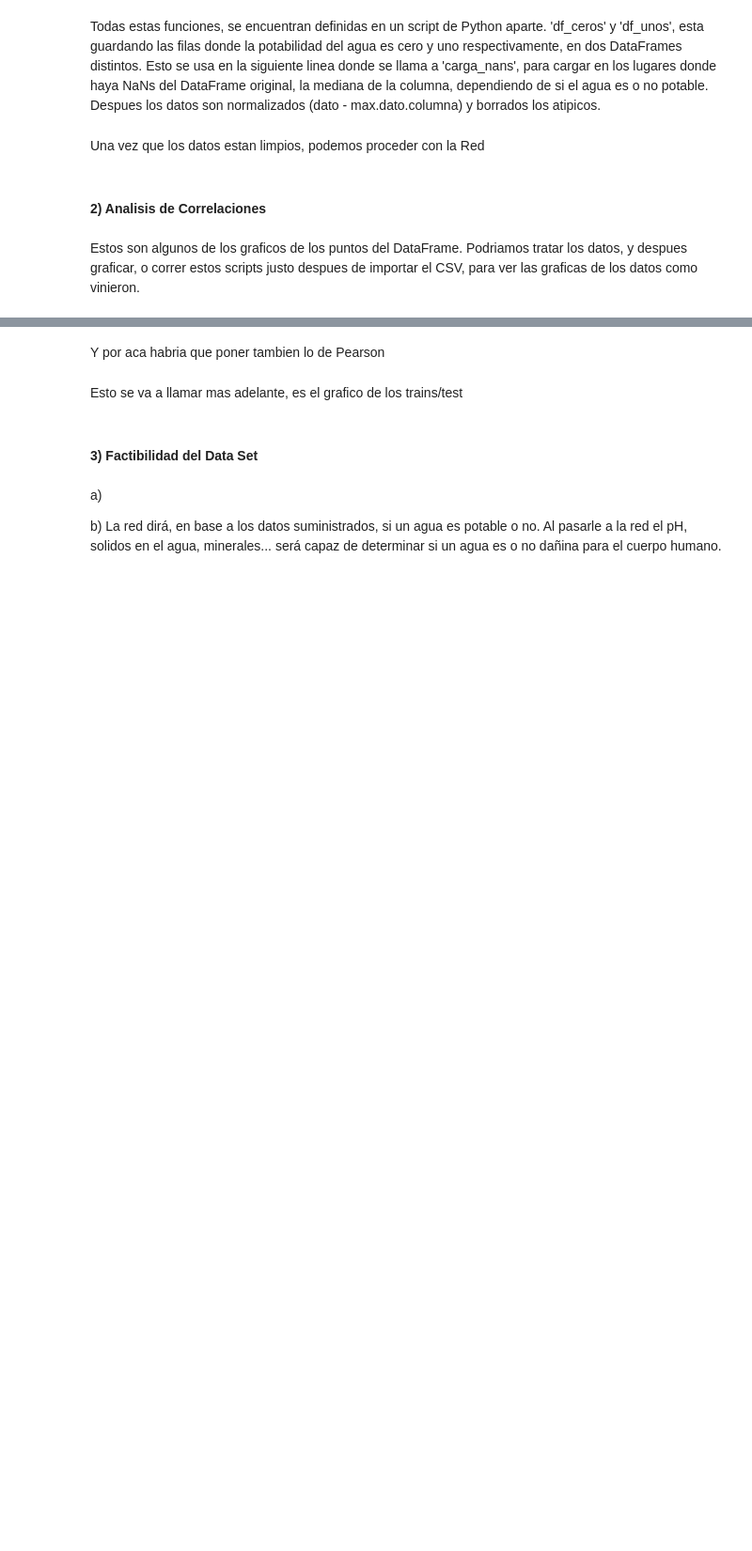
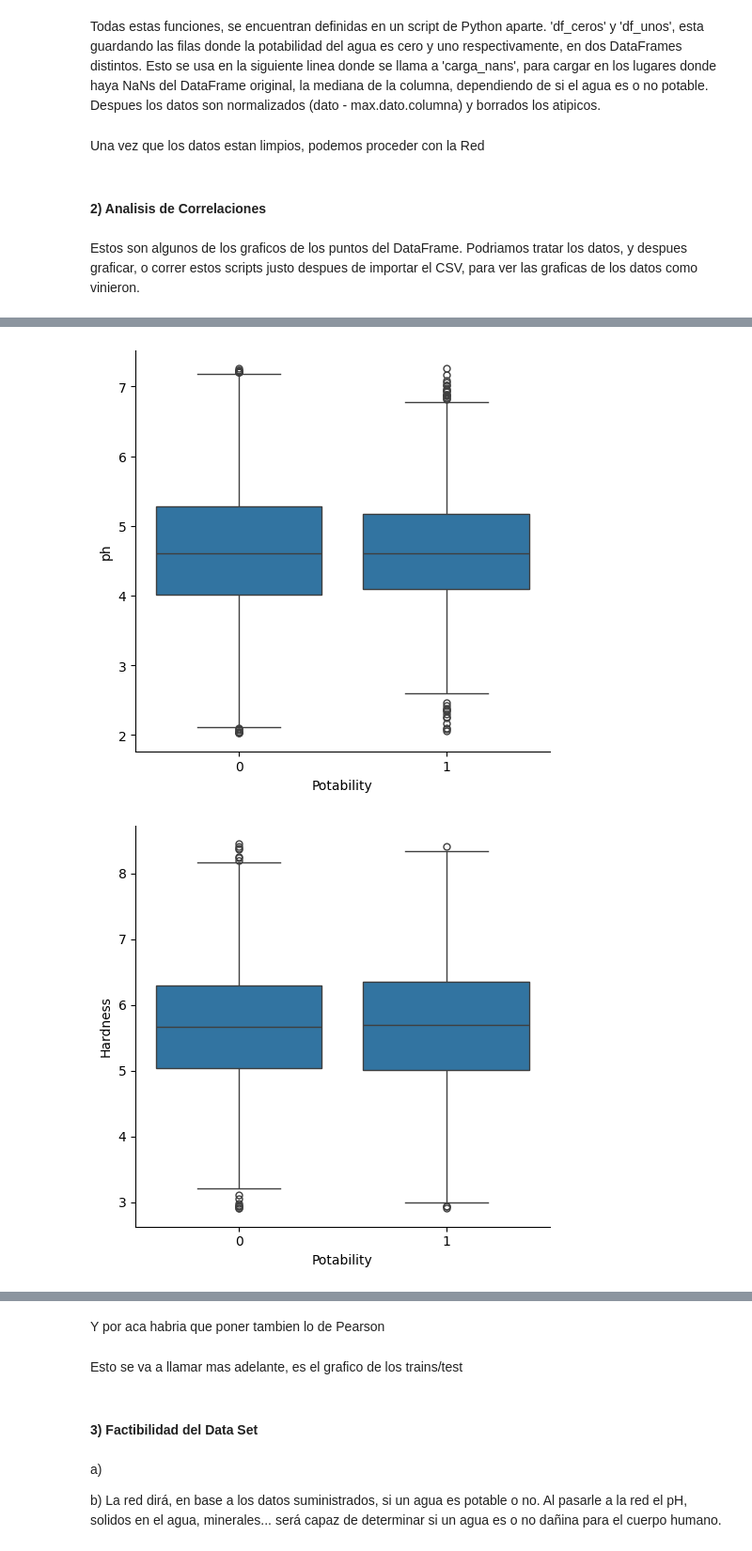
Before and after one commit to nicocernadas/Neural-Network, a Jupyter notebook: JupiterBook.ipynb, the cells around one changed output, grey strips where cells are left out. Shown at 94% size. Saved outputs shown, nothing was run; the diff lists cells and outputs as text; code cells hidden in the pictures; blank space fills up the shorter version.

```diff
--- a/JupiterBook.ipynb
+++ b/JupiterBook.ipynb
@@ -267,0 +336,14 @@ scattered(df, 1)
+# %%
+# Graficos de distribucion (boxplot)
+def boxplot(data_frame):
+    columnas = data_frame.columns.to_list()
+    for item in columnas[:4]:
+        sns.catplot(x='Potability', y=item, data=data_frame,
+                    kind='box')
+        plt.show()
+
+boxplot(df)
+print(df.describe())
+# %% [output]
+[figure, added]
+[figure, added]
```
Also changed, not shown: parts of 11 cells of this notebook.
